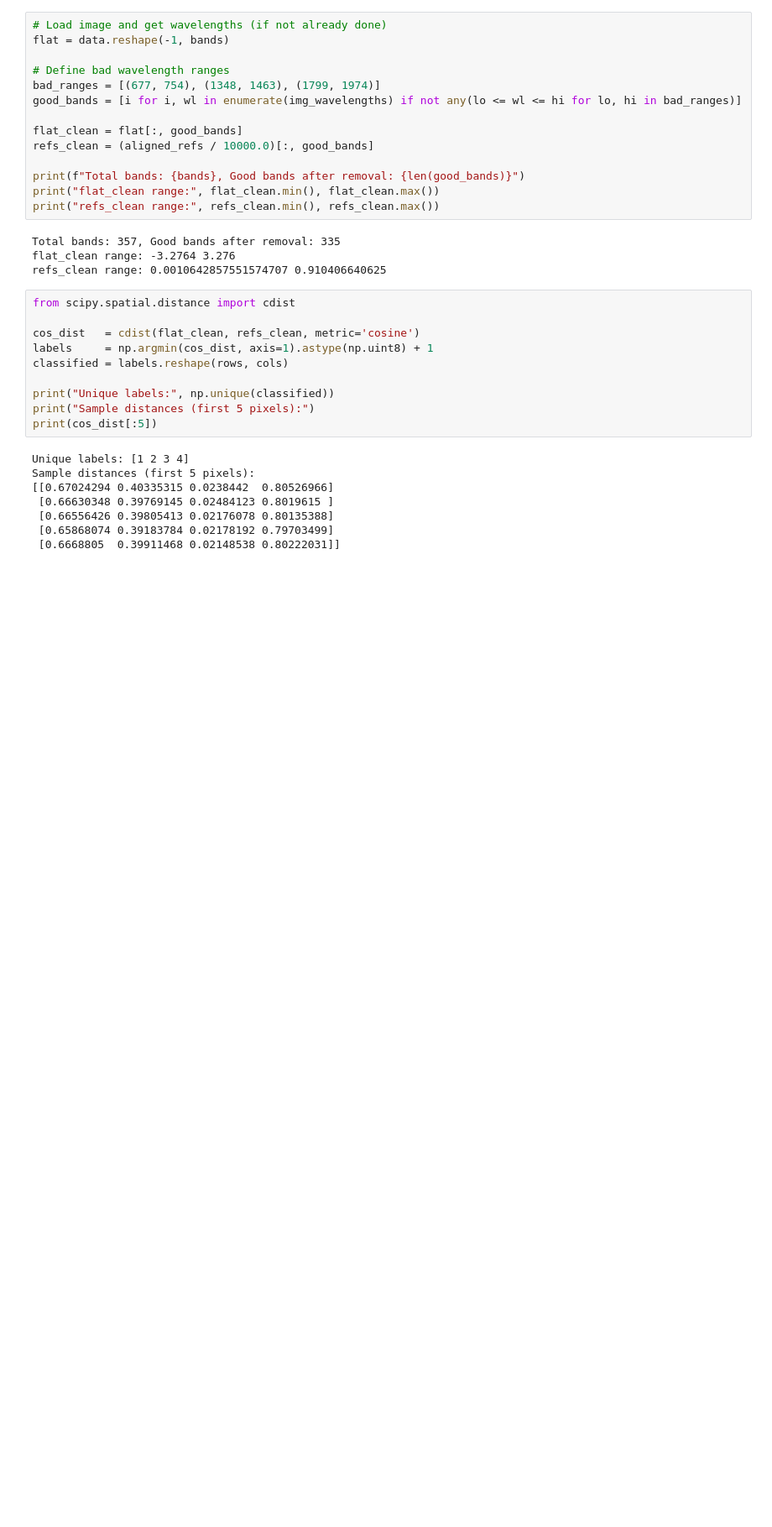
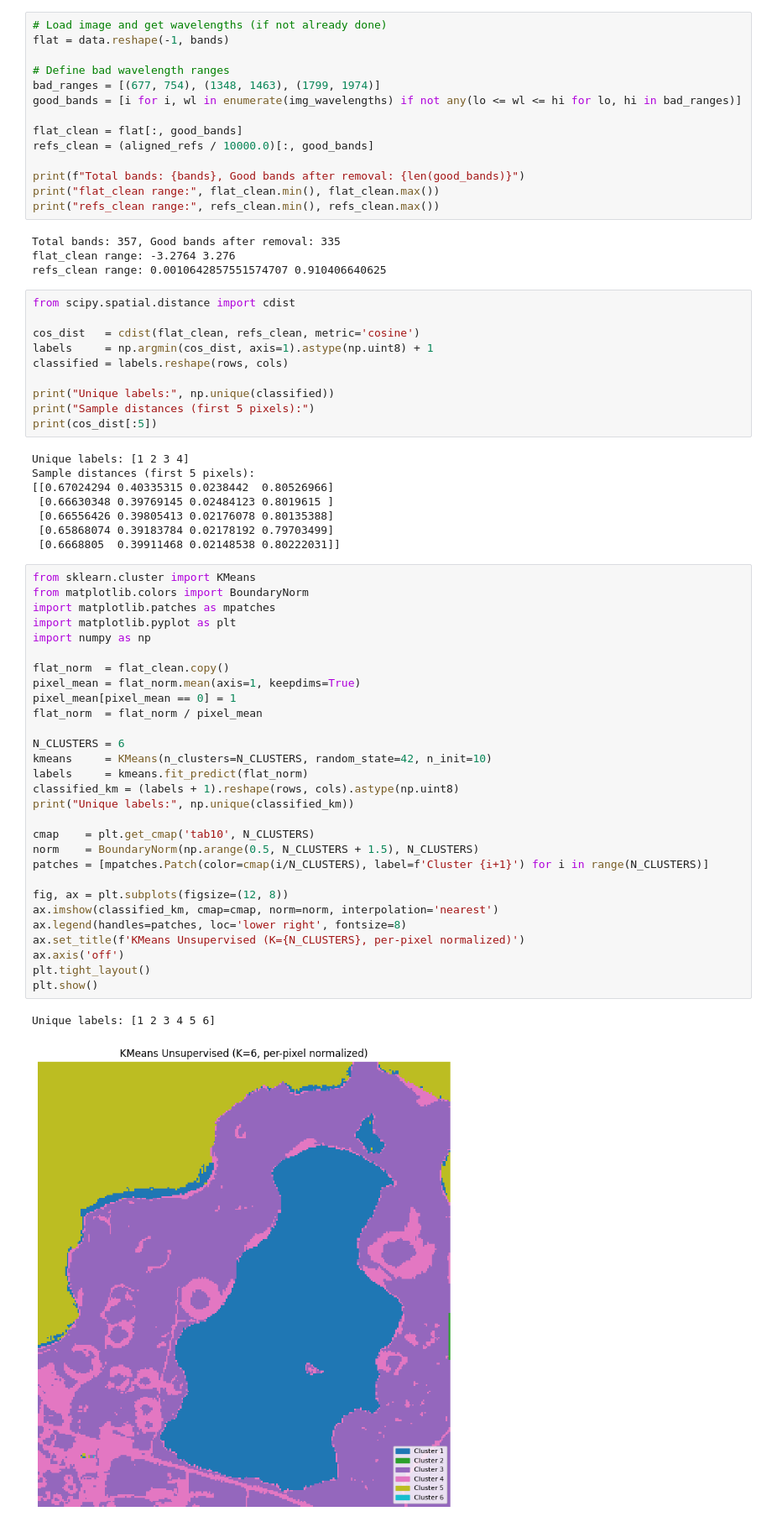
Before and after one commit to roalddalhwriter/isro, a Jupyter notebook: IcelandHyperspectral.ipynb, the cells around one changed output. Shown at 84% size. Cells and saved outputs as stored; diff of their text form; blank space fills up the shorter version.

```diff
--- a/IcelandHyperspectral.ipynb
+++ b/IcelandHyperspectral.ipynb
@@ -153,4 +153,36 @@ Sample distances (first 5 pixels):
  [0.66556426 0.39805413 0.02176078 0.80135388]
  [0.65868074 0.39183784 0.02178192 0.79703499]
  [0.6668805  0.39911468 0.02148538 0.80222031]]
+# %%
+from sklearn.cluster import KMeans
+from matplotlib.colors import BoundaryNorm
+import matplotlib.patches as mpatches
+import matplotlib.pyplot as plt
+import numpy as np
+
+flat_norm  = flat_clean.copy()
+pixel_mean = flat_norm.mean(axis=1, keepdims=True)
+pixel_mean[pixel_mean == 0] = 1
+flat_norm  = flat_norm / pixel_mean
+
+N_CLUSTERS = 6
+kmeans     = KMeans(n_clusters=N_CLUSTERS, random_state=42, n_init=10)
+labels     = kmeans.fit_predict(flat_norm)
+classified_km = (labels + 1).reshape(rows, cols).astype(np.uint8)
+print("Unique labels:", np.unique(classified_km))
+
+cmap    = plt.get_cmap('tab10', N_CLUSTERS)
+norm    = BoundaryNorm(np.arange(0.5, N_CLUSTERS + 1.5), N_CLUSTERS)
+patches = [mpatches.Patch(color=cmap(i/N_CLUSTERS), label=f'Cluster {i+1}') for i in range(N_CLUSTERS)]
+
+fig, ax = plt.subplots(figsize=(12, 8))
+ax.imshow(classified_km, cmap=cmap, norm=norm, interpolation='nearest')
+ax.legend(handles=patches, loc='lower right', fontsize=8)
+ax.set_title(f'KMeans Unsupervised (K={N_CLUSTERS}, per-pixel normalized)')
+ax.axis('off')
+plt.tight_layout()
+plt.show()
+# %% [output]
+Unique labels: [1 2 3 4 5 6]
+[figure, added]
 # %%
```
Also changed, not shown: parts of 4 cells of this notebook.
